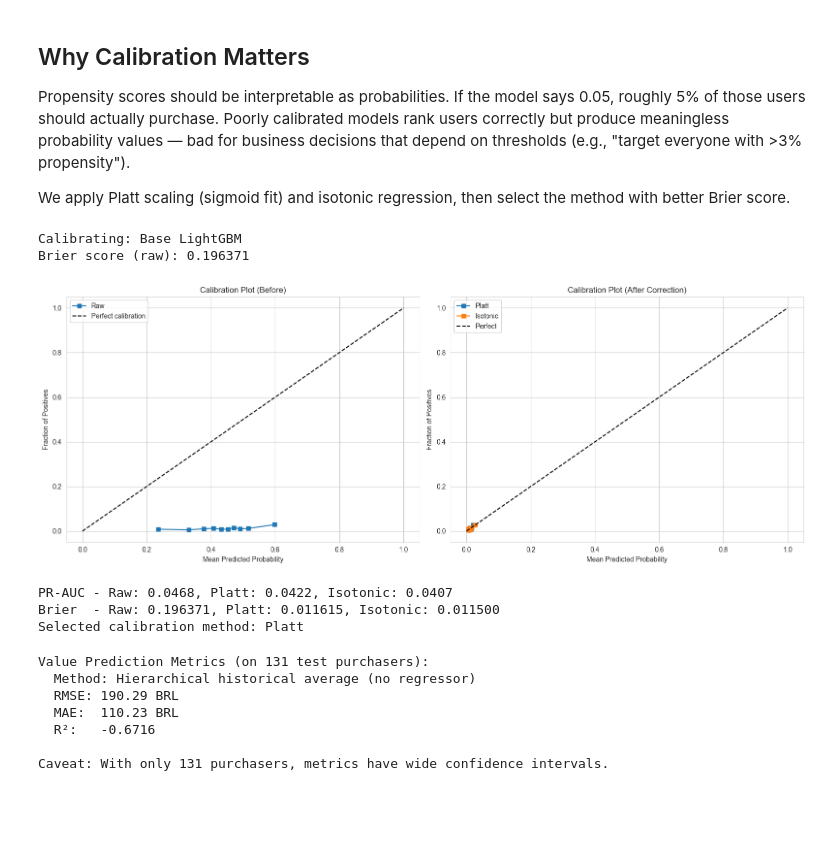
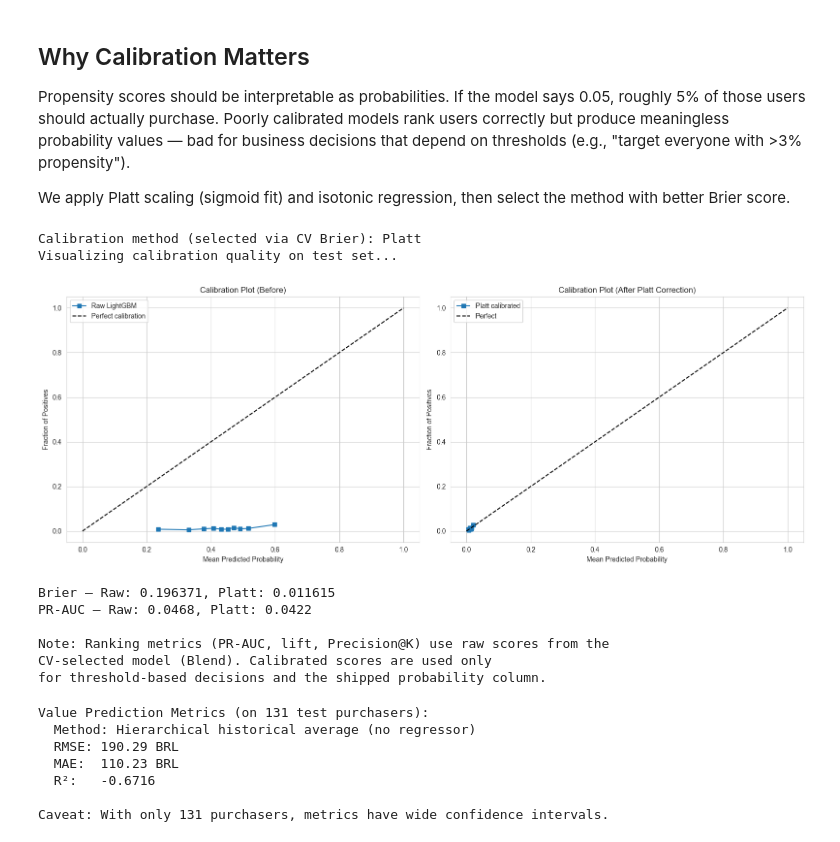
Before and after one commit to Tanmay1005/Scowtt, a Jupyter notebook: scowtt_mle_clean.ipynb, the cells around one changed output. Cells and saved outputs as stored; diff of their text form; code cells hidden in the pictures; blank space fills up the shorter version.

```diff
--- a/scowtt_mle_clean.ipynb
+++ b/scowtt_mle_clean.ipynb
@@ -2019,70 +2153,55 @@ Propensity scores should be interpretable as probabilities. If the model says 0.
 
 We apply Platt scaling (sigmoid fit) and isotonic regression, then select the method with better Brier score.
 # %%
-# Calibration plot + Platt scaling + Brier pre/post
+# Calibration diagnostics (calibration method already selected via CV in cell above)
+# This cell ONLY visualizes calibration quality — no decisions are made here.
+
+print(f'Calibration method (selected via CV Brier): {calib_method}')
+print(f'Visualizing calibration quality on test set...\n')
 
 calib_scores_raw = lgb_clf.predict_proba(X_test)[:, 1]
-print(f'Calibrating: Base LightGBM')
-
 brier_raw = brier_score_loss(y_test, calib_scores_raw)
-print(f'Brier score (raw): {brier_raw:.6f}')
 
 fig, axes = plt.subplots(1, 2, figsize=(16, 6))
 
 fraction_of_positives, mean_predicted_value = calibration_curve(
     y_test, calib_scores_raw, n_bins=10, strategy='quantile'
 )
-axes[0].plot(mean_predicted_value, fraction_of_positives, 's-', label='Raw')
+axes[0].plot(mean_predicted_value, fraction_of_positives, 's-', label='Raw LightGBM')
 axes[0].plot([0, 1], [0, 1], 'k--', label='Perfect calibration')
 axes[0].set_xlabel('Mean Predicted Probability')
 axes[0].set_ylabel('Fraction of Positives')
 axes[0].set_title('Calibration Plot (Before)')
 axes[0].legend()
 
-calibrated_clf = CalibratedClassifierCV(lgb_clf, method='sigmoid', cv=5)
-calibrated_clf.fit(X_train, y_train)
-calibrated_scores_test = calibrated_clf.predict_proba(X_test)[:, 1]
-
-calibrated_clf_iso = CalibratedClassifierCV(lgb_clf, method='isotonic', cv=5)
-calibrated_clf_iso.fit(X_train, y_train)
-calibrated_scores_iso_test = calibrated_clf_iso.predict_proba(X_test)[:, 1]
-
-for name, scores in [('Platt', calibrated_scores_test), ('Isotonic', calibrated_scores_iso_test)]:
-    frac, mean_pred = calibration_curve(y_test, scores, n_bins=10, strategy='quantile')
-    axes[1].plot(mean_pred, frac, 's-', label=f'{name}')
+frac_cal, mean_cal = calibration_curve(y_test, final_calibrated_scores, n_bins=10, strategy='quantile')
+axes[1].plot(mean_cal, frac_cal, 's-', label=f'{calib_method} calibrated')
 axes[1].plot([0, 1], [0, 1], 'k--', label='Perfect')
 axes[1].set_xlabel('Mean Predicted Probability')
 axes[1].set_ylabel('Fraction of Positives')
-axes[1].set_title('Calibration Plot (After Correction)')
+axes[1].set_title(f'Calibration Plot (After {calib_method} Correction)')
 axes[1].legend()
 
 plt.tight_layout()
 plt.show()
 
-brier_platt = brier_score_loss(y_test, calibrated_scores_test)
-brier_iso = brier_score_loss(y_test, calibrated_scores_iso_test)
-pr_auc_platt = average_precision_score(y_test, calibrated_scores_test)
-pr_auc_iso = average_precision_score(y_test, calibrated_scores_iso_test)
-
-print(f'PR-AUC - Raw: {average_precision_score(y_test, calib_scores_raw):.4f}, Platt: {pr_auc_platt:.4f}, Isotonic: {pr_auc_iso:.4f}')
-print(f'Brier  - Raw: {brier_raw:.6f}, Platt: {brier_platt:.6f}, Isotonic: {brier_iso:.6f}')
-
-if pr_auc_platt >= pr_auc_iso:
-    final_calibrated_scores = calibrated_scores_test
-    final_calibrator = calibrated_clf
-    calib_method = 'Platt'
-else:
-    final_calibrated_scores = calibrated_scores_iso_test
-    final_calibrator = calibrated_clf_iso
-    calib_method = 'Isotonic'
-print(f'Selected calibration method: {calib_method}')
+brier_calibrated = brier_score_loss(y_test, final_calibrated_scores)
+print(f'Brier — Raw: {brier_raw:.6f}, {calib_method}: {brier_calibrated:.6f}')
+print(f'PR-AUC — Raw: {average_precision_score(y_test, calib_scores_raw):.4f}, '
+      f'{calib_method}: {average_precision_score(y_test, final_calibrated_scores):.4f}')
+print(f'\nNote: Ranking metrics (PR-AUC, lift, Precision@K) use raw scores from the')
+print(f'CV-selected model ({selected_model_name}). Calibrated scores are used only')
+print(f'for threshold-based decisions and the shipped probability column.')
 # %% [output]
-Calibrating: Base LightGBM
-Brier score (raw): 0.196371
+Calibration method (selected via CV Brier): Platt
+Visualizing calibration quality on test set...
-[figure, old version]
+[figure, new version]
-PR-AUC - Raw: 0.0468, Platt: 0.0422, Isotonic: 0.0407
-Brier  - Raw: 0.196371, Platt: 0.011615, Isotonic: 0.011500
-Selected calibration method: Platt
+Brier — Raw: 0.196371, Platt: 0.011615
+PR-AUC — Raw: 0.0468, Platt: 0.0422
+
+Note: Ranking metrics (PR-AUC, lift, Precision@K) use raw scores from the
+CV-selected model (Blend). Calibrated scores are used only
+for threshold-based decisions and the shipped probability column.
 # %%
 # Value prediction metrics — historical avg (no regressor)
 
```
Also changed, not shown: parts of 16 cells of this notebook.
